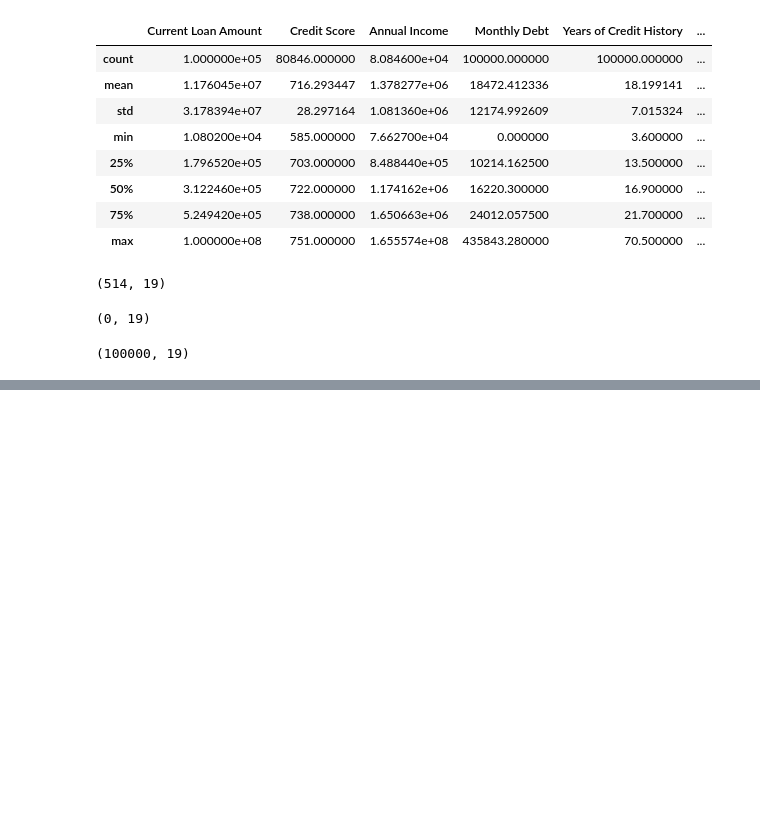
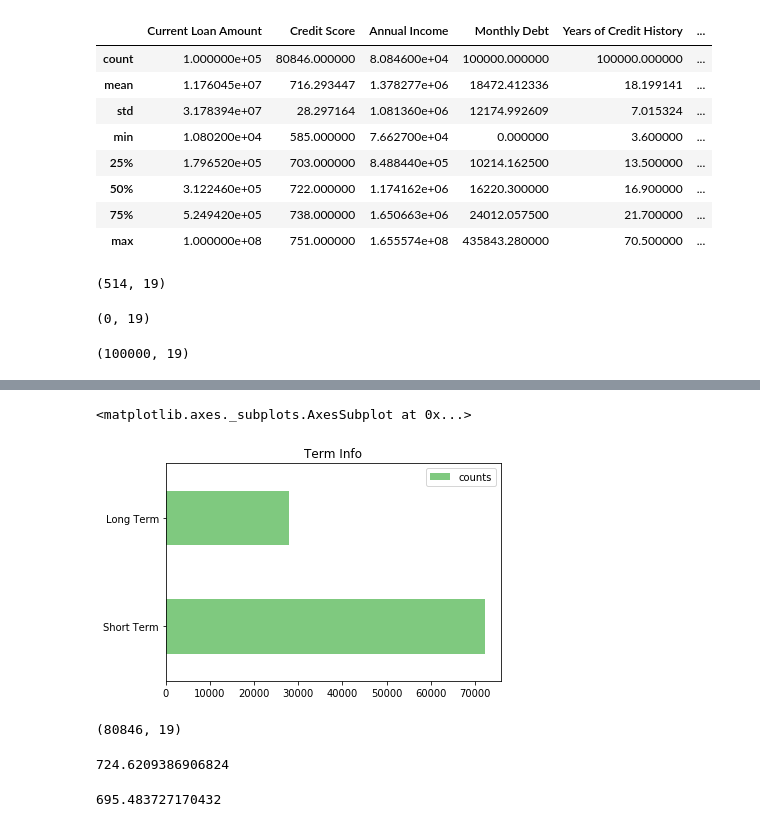
Before and after one commit to vaibhav2610/Credit-risk-analysis, a Jupyter notebook: CreditRisk.ipynb, the cells around one changed output, grey strips where cells are left out. Saved outputs shown, nothing was run; the diff lists cells and outputs as text; code cells hidden in the pictures; blank space fills up the shorter version.

Commit message:
3 columns Processed

```diff
--- a/CreditRisk.ipynb
+++ b/CreditRisk.ipynb
@@ -76,0 +109,36 @@ df.shape
+# %%
+#encode the term column
+
+df["Term"].replace(to_replace=["Short Term","Long Term"],value=[0,1],inplace = True)
+# %%
+sterm = df[df["Term"] == 0]["Term"].count()
+lterm = df[df["Term"] == 1]["Term"].count()
+tdata = {"counts" : [sterm,lterm]}
+termDF = pd.DataFrame(tdata, index=["Short Term","Long Term"])
+termDF.plot(kind="barh",title="Term Info",colormap="Accent")
+# %% [output]
+<matplotlib.axes._subplots.AxesSubplot at 0x...>
+[figure, added]
+# %%
+#check null values of credit score
+newDF = df[df["Credit Score"].notnull()]  #newDF with no NULL values
+newDF.shape
+# %% [output]
+(80846, 19)
+# %%
+#averaging out null values in credit score column
+#for short term loans
+
+cscoredf = df[df["Term"]==0]
+stermAvg = cscoredf["Credit Score"].mean()
+print(stermAvg)
+# %% [output]
+724.6209386906824
+# %%
+#for long term loans
+
+cscoredf = df[df["Term"]==1]
+ltermAvg = cscoredf["Credit Score"].mean()
+print(ltermAvg)
+# %% [output]
+695.483727170432
```
Also changed, not shown: parts of 14 cells of this notebook.
